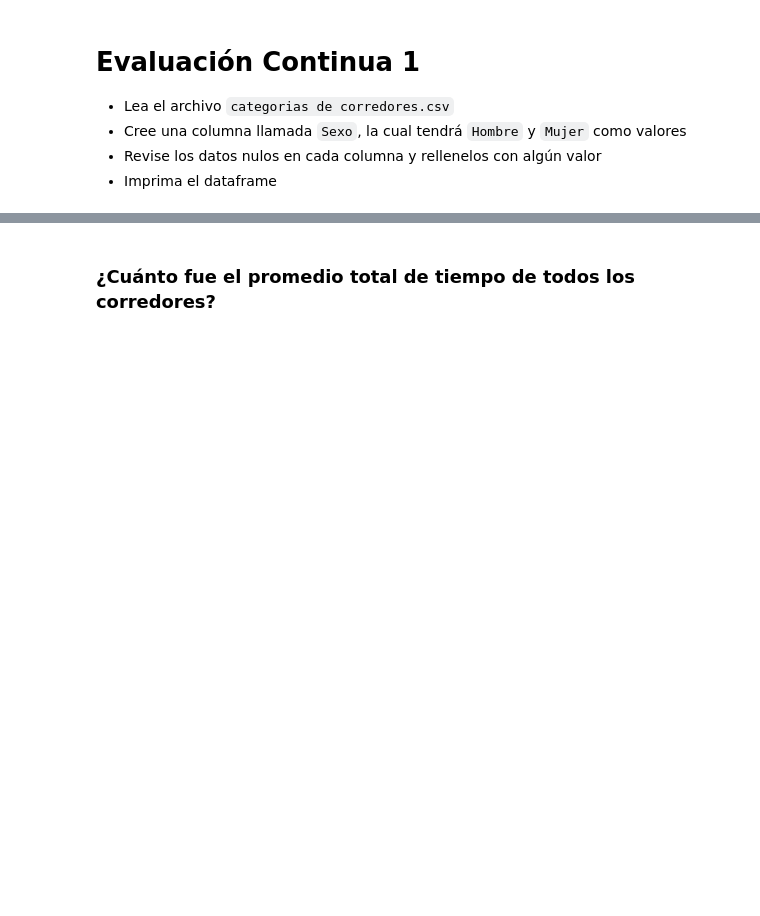
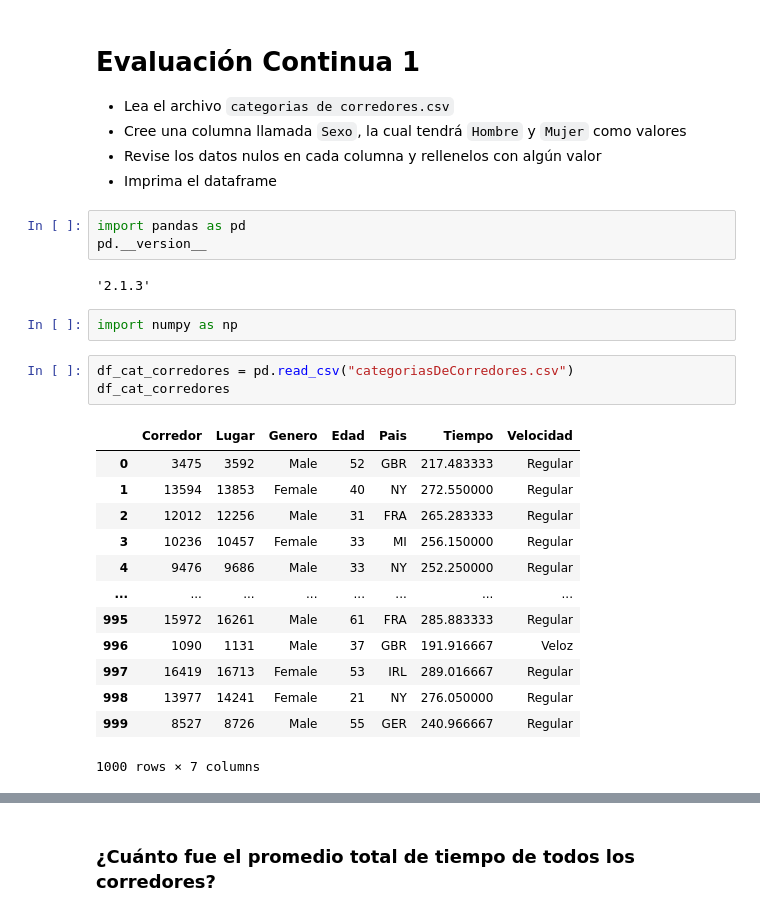
Before and after one commit to TheRealBoss0805/cursoPythonIdat, a Jupyter notebook: EC1/Evaluación continua 1.ipynb, the cells around one changed output, grey strips where cells are left out. Drawn from its saved outputs; the diff is of its cells as text; blank space fills up the shorter version.

```diff
--- a/EC1/Evaluación continua 1.ipynb
+++ b/EC1/Evaluación continua 1.ipynb
@@ -5,3 +5,27 @@
 - Cree una columna llamada `Sexo`, la cual tendrá `Hombre` y `Mujer` como valores
 - Revise los datos nulos en cada columna y rellenelos con algún valor
 - Imprima el dataframe
+# %%
+import pandas as pd
+pd.__version__
+# %% [output]
+'2.1.3'
+# %%
+import numpy as np
+# %%
+df_cat_corredores = pd.read_csv("categoriasDeCorredores.csv")
+df_cat_corredores
+# %% [output]
+|  | Corredor | Lugar | Genero | Edad | Pais | Tiempo | Velocidad |
+| 0 | 3475 | 3592 | Male | 52 | GBR | 217.483333 | Regular |
+| 1 | 13594 | 13853 | Female | 40 | NY | 272.550000 | Regular |
+| 2 | 12012 | 12256 | Male | 31 | FRA | 265.283333 | Regular |
+| 3 | 10236 | 10457 | Female | 33 | MI | 256.150000 | Regular |
+| 4 | 9476 | 9686 | Male | 33 | NY | 252.250000 | Regular |
+| ... | ... | ... | ... | ... | ... | ... | ... |
+| 995 | 15972 | 16261 | Male | 61 | FRA | 285.883333 | Regular |
+| 996 | 1090 | 1131 | Male | 37 | GBR | 191.916667 | Veloz |
+| 997 | 16419 | 16713 | Female | 53 | IRL | 289.016667 | Regular |
+| 998 | 13977 | 14241 | Female | 21 | NY | 276.050000 | Regular |
+| 999 | 8527 | 8726 | Male | 55 | GER | 240.966667 | Regular |
+1000 rows × 7 columns
```
Also changed, not shown: parts of 6 cells of this notebook, 5 other files.
